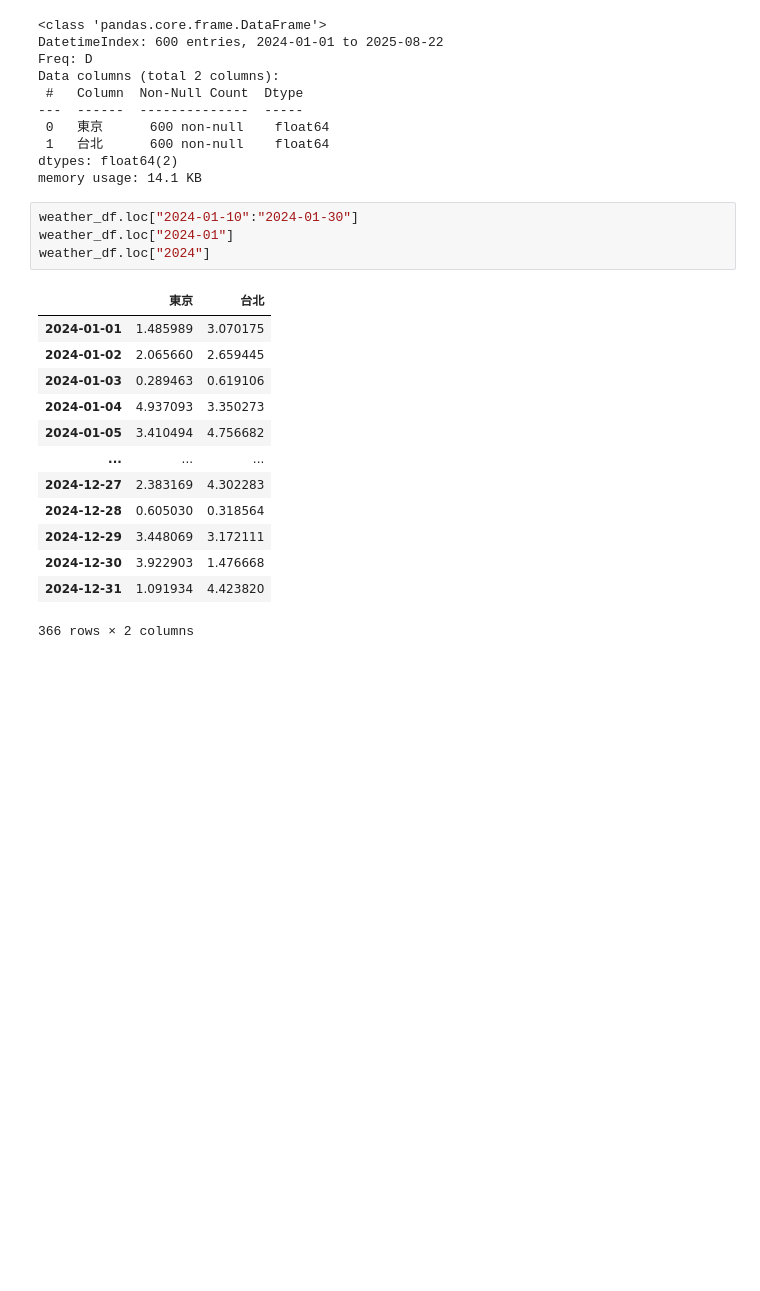
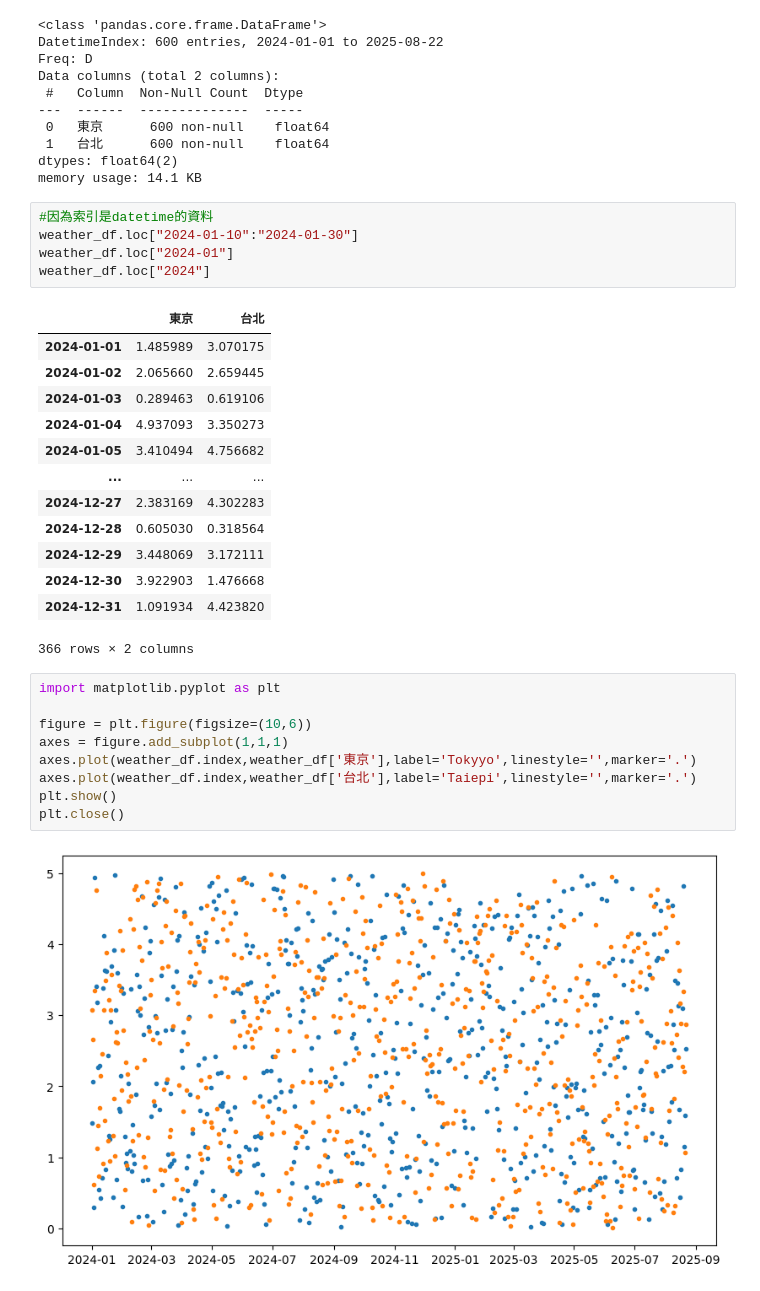
Before and after one commit to linjaki/python, a Jupyter notebook: lesson17/lesson17_1.ipynb, the cells around one changed output. Cells and saved outputs as stored; diff of their text form; blank space fills up the shorter version.

```diff
--- a/lesson17/lesson17_1.ipynb
+++ b/lesson17/lesson17_1.ipynb
@@ -59,6 +66,7 @@ Data columns (total 2 columns):
 dtypes: float64(2)
 memory usage: 14.1 KB
 # %%
+#因為索引是datetime的資料
 weather_df.loc["2024-01-10":"2024-01-30"]
 weather_df.loc["2024-01"]
 weather_df.loc["2024"]
@@ -76,3 +84,14 @@ weather_df.loc["2024"]
 | 2024-12-30 | 3.922903 | 1.476668 |
 | 2024-12-31 | 1.091934 | 4.423820 |
 366 rows × 2 columns
+# %%
+import matplotlib.pyplot as plt
+
+figure = plt.figure(figsize=(10,6))
+axes = figure.add_subplot(1,1,1)
+axes.plot(weather_df.index,weather_df['東京'],label='Tokyyo',linestyle='',marker='.')
+axes.plot(weather_df.index,weather_df['台北'],label='Taiepi',linestyle='',marker='.')
+plt.show()
+plt.close()
+# %% [output]
+[figure, added]
```
Also changed, not shown: parts of 7 cells of this notebook.
